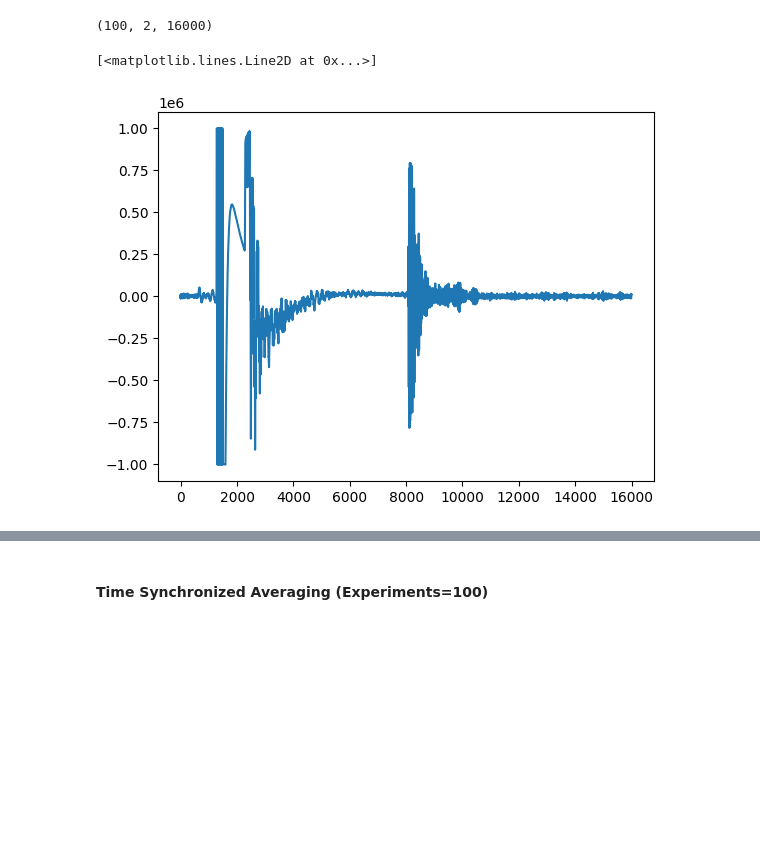
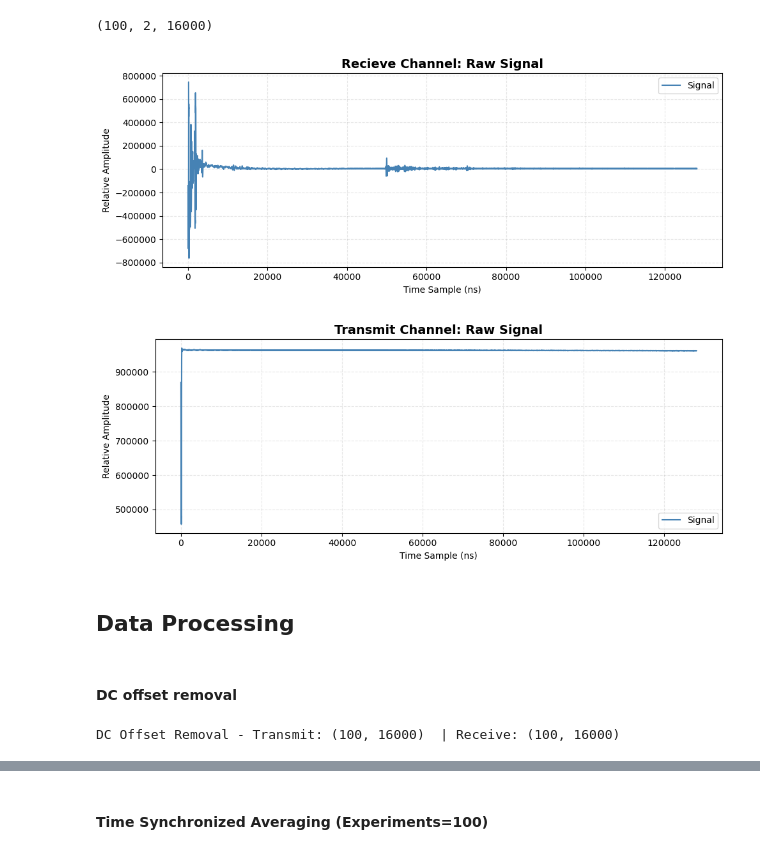
Before and after one commit to madhviasthana/Bio-Medical-Signal-Processing, a Jupyter notebook: codebase/main.ipynb, the cells around one changed output, grey strips where cells are left out. Saved outputs shown, nothing was run; the diff lists cells and outputs as text; code cells hidden in the pictures; blank space fills up the shorter version.

```diff
--- a/codebase/main.ipynb
+++ b/codebase/main.ipynb
@@ -11,3 +13,9 @@ from Data_Denoising.derivative_filtering import apply_improved_derivative_filter
 # %% [markdown]
 #### Extract relevant files for processing
+# %%
+waveforms=["sin","square"]
+periods= ["1","5","9"]
+
+expected_waveform= waveforms[0]
+expected_periods= periods[0]
 # %%
@@ -35,8 +34,19 @@ raw,Concentration,actual_waveform,periods=LoadDataSignals(unique_file_list[2],ti
 raw.shape
 # %% [output]
 (100, 2, 16000)
-# %%
-plt.plot(np.arange(0,16000),raw[0,1,:])
-# %% [output]
-[<matplotlib.lines.Line2D at 0x...>]
-[figure, removed]
+# %%
+signal_plot(raw[0,1,:],start=0,end=16000,title="Recieve Channel: Raw Signal")
+# %% [output]
+[figure, added]
+# %%
+signal_plot(raw[0,0,:],start=0,end=16000,title="Transmit Channel: Raw Signal")
+# %% [output]
+[figure, added]
+# %% [markdown]
+## Data Processing
+# %% [markdown]
+#### DC offset removal
+# %%
+transmit, receive= dc_offset_removal(raw)
+# %% [output]
+DC Offset Removal - Transmit: (100, 16000)  | Receive: (100, 16000)
```
Also changed, not shown: parts of 66 cells of this notebook, 9 other files.
